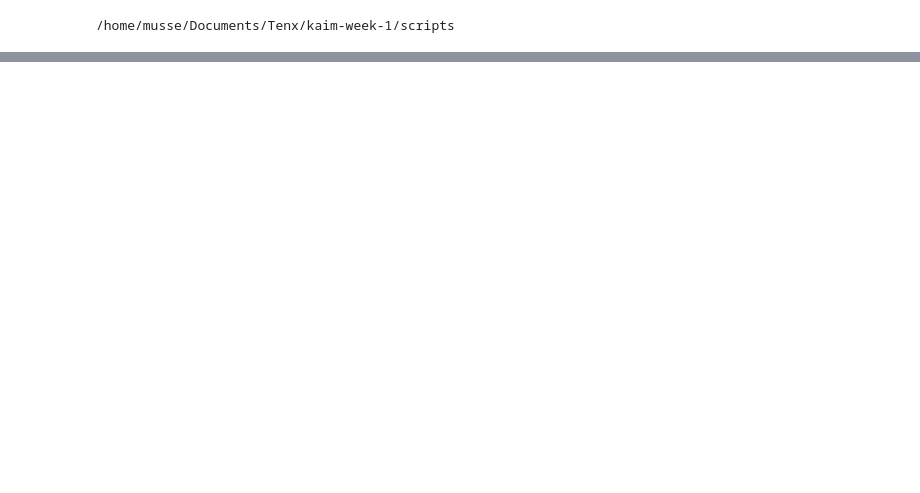
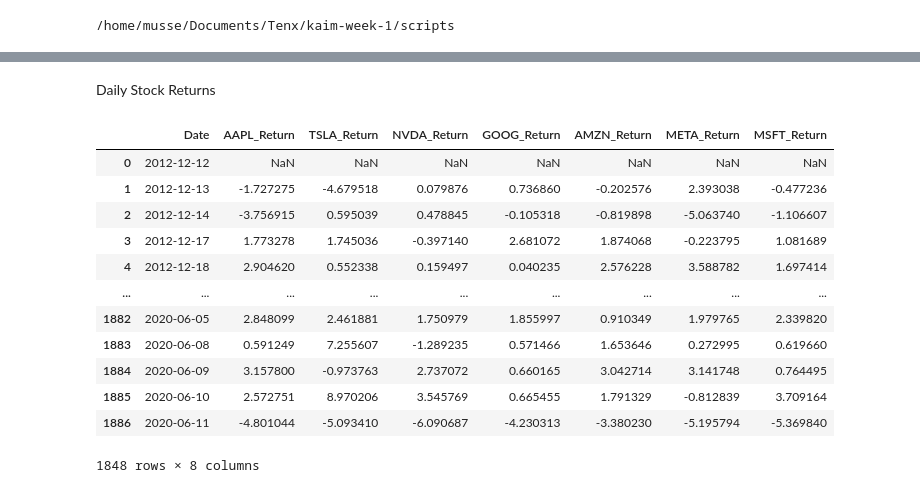
Before and after one commit to mussewold/kaim-week-1, a Jupyter notebook: notebooks/correlation_result.ipynb, the cells around one changed output, grey strips where cells are left out. Drawn from its saved outputs; the diff is of its cells as text; code cells hidden in the pictures; blank space fills up the shorter version.

```diff
--- a/notebooks/correlation_result.ipynb
+++ b/notebooks/correlation_result.ipynb
@@ -27,0 +81,28 @@ stock_df = stock_df[stock_df['date'].isin(common_dates)]
+# %% [markdown]
+
+Daily Stock Returns
+# %%
+stock_df['AAPL_Return'] = stock_df['AAPL_Close'].pct_change() * 100
+stock_df['AMZN_Return'] = stock_df['AMZN_Close'].pct_change() * 100
+stock_df['TSLA_Return'] = stock_df['TSLA_Close'].pct_change() * 100
+stock_df['NVDA_Return'] = stock_df['NVDA_Close'].pct_change() * 100
+stock_df['GOOG_Return'] = stock_df['GOOG_Close'].pct_change() * 100
+stock_df['META_Return'] = stock_df['META_Close'].pct_change() * 100
+stock_df['MSFT_Return'] = stock_df['MSFT_Close'].pct_change() * 100
+
+# Display the first few rows to verify the calculation
+stock_df[['Date', 'AAPL_Return', 'TSLA_Return', 'NVDA_Return', 'GOOG_Return', 'AMZN_Return', 'META_Return', 'MSFT_Return']]
+# %% [output]
+|  | Date | AAPL_Return | TSLA_Return | NVDA_Return | GOOG_Return | AMZN_Return | META_Return | MSFT_Return |
+| 0 | 2012-12-12 | NaN | NaN | NaN | NaN | NaN | NaN | NaN |
+| 1 | 2012-12-13 | -1.727275 | -4.679518 | 0.079876 | 0.736860 | -0.202576 | 2.393038 | -0.477236 |
+| 2 | 2012-12-14 | -3.756915 | 0.595039 | 0.478845 | -0.105318 | -0.819898 | -5.063740 | -1.106607 |
+| 3 | 2012-12-17 | 1.773278 | 1.745036 | -0.397140 | 2.681072 | 1.874068 | -0.223795 | 1.081689 |
+| 4 | 2012-12-18 | 2.904620 | 0.552338 | 0.159497 | 0.040235 | 2.576228 | 3.588782 | 1.697414 |
+| ... | ... | ... | ... | ... | ... | ... | ... | ... |
+| 1882 | 2020-06-05 | 2.848099 | 2.461881 | 1.750979 | 1.855997 | 0.910349 | 1.979765 | 2.339820 |
+| 1883 | 2020-06-08 | 0.591249 | 7.255607 | -1.289235 | 0.571466 | 1.653646 | 0.272995 | 0.619660 |
+| 1884 | 2020-06-09 | 3.157800 | -0.973763 | 2.737072 | 0.660165 | 3.042714 | 3.141748 | 0.764495 |
+| 1885 | 2020-06-10 | 2.572751 | 8.970206 | 3.545769 | 0.665455 | 1.791329 | -0.812839 | 3.709164 |
+| 1886 | 2020-06-11 | -4.801044 | -5.093410 | -6.090687 | -4.230313 | -3.380230 | -5.195794 | -5.369840 |
+1848 rows × 8 columns
```
Also changed, not shown: parts of 19 cells of this notebook, 2 other files.
